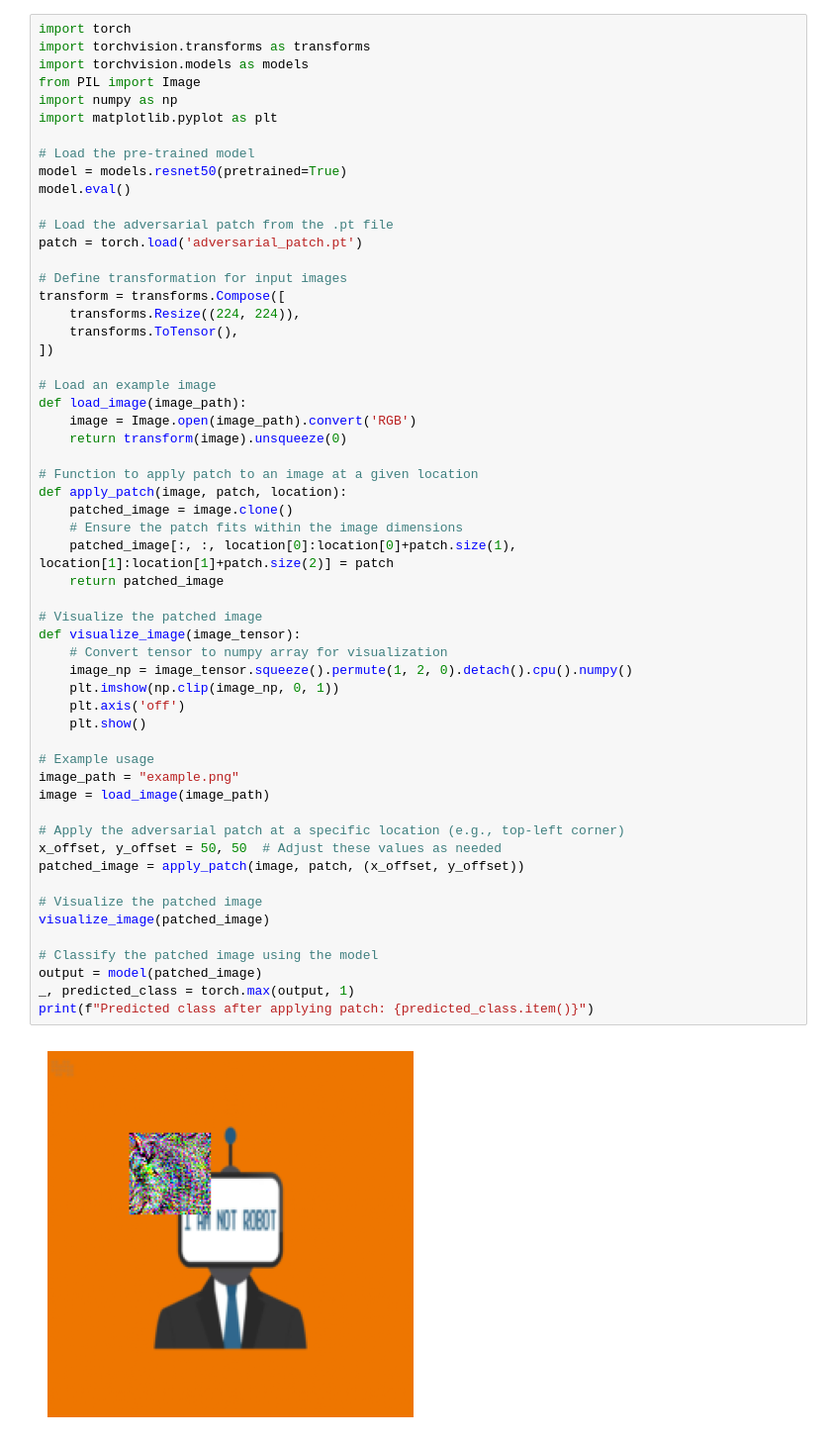
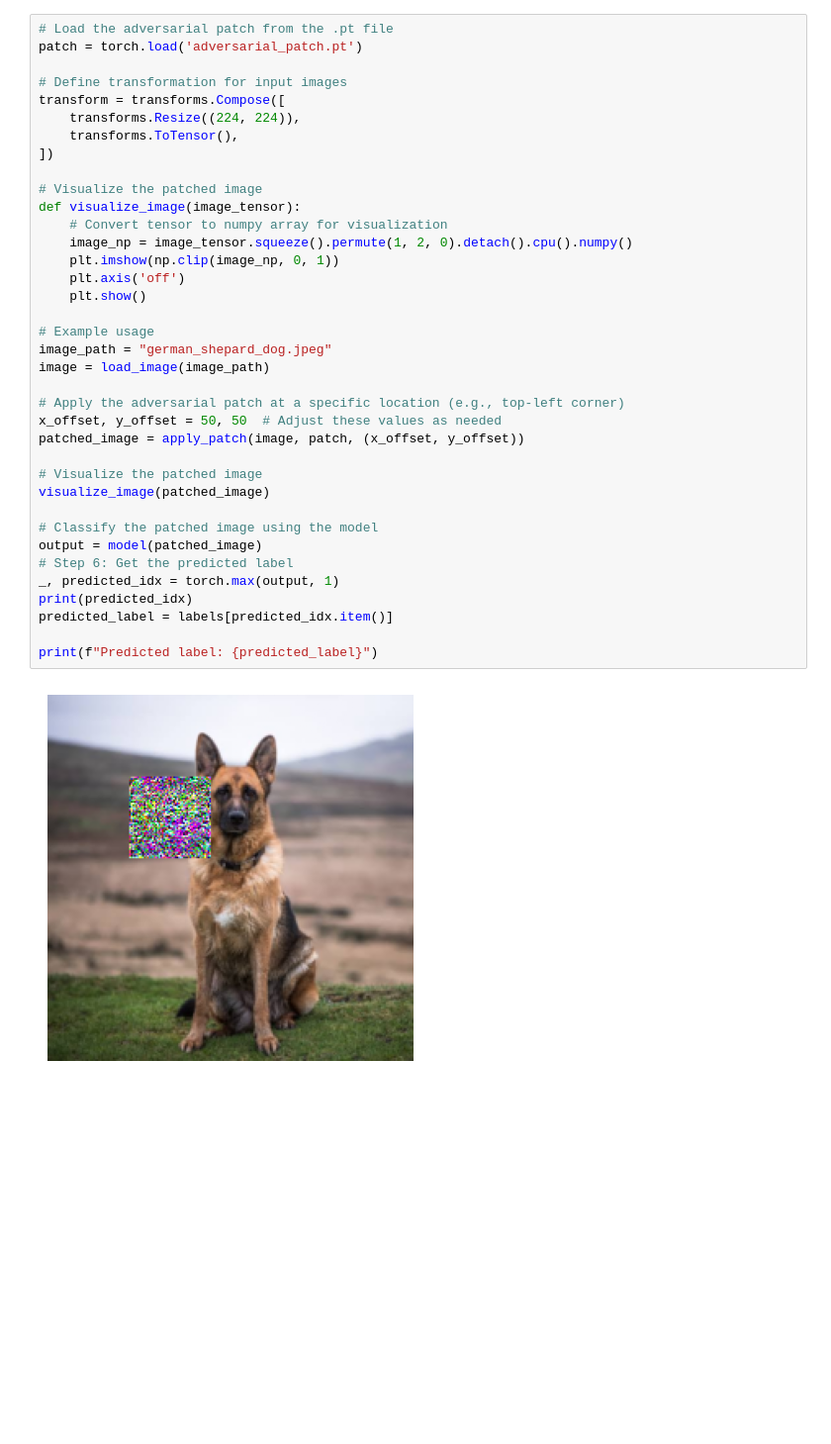
Before and after one commit to sjagtap3/Breaking-reCAPTCHAv2, a Jupyter notebook: adversarialGeneration/Adversarial_patch.ipynb, the cells around one changed output. Shown at 99% size. Saved outputs shown, nothing was run; the diff lists cells and outputs as text; blank space fills up the shorter version.

Commit message:
[COMMIT]: Adversarial patch second commit

```diff
--- a/adversarialGeneration/Adversarial_patch.ipynb
+++ b/adversarialGeneration/Adversarial_patch.ipynb
@@ -107,58 +186,39 @@ plt.show()
 # %%
-import torch
-import torchvision.transforms as transforms
-import torchvision.models as models
-from PIL import Image
-import numpy as np
-import matplotlib.pyplot as plt
-
-# Load the pre-trained model
-model = models.resnet50(pretrained=True)
-model.eval()
-
 # Load the adversarial patch from the .pt file
 patch = torch.load('adversarial_patch.pt')
 
 # Define transformation for input images
 transform = transforms.Compose([
     transforms.Resize((224, 224)),
     transforms.ToTensor(),
 ])
-
-# Load an example image
-def load_image(image_path):
-    image = Image.open(image_path).convert('RGB')
-    return transform(image).unsqueeze(0)
-
-# Function to apply patch to an image at a given location
-def apply_patch(image, patch, location):
-    patched_image = image.clone()
-    # Ensure the patch fits within the image dimensions
-    patched_image[:, :, location[0]:location[0]+patch.size(1), location[1]:location[1]+patch.size(2)] = patch
-    return patched_image
 
 # Visualize the patched image
 def visualize_image(image_tensor):
     # Convert tensor to numpy array for visualization
     image_np = image_tensor.squeeze().permute(1, 2, 0).detach().cpu().numpy()
     plt.imshow(np.clip(image_np, 0, 1))
     plt.axis('off')
     plt.show()
 
 # Example usage
-image_path = "example.png"
+image_path = "german_shepard_dog.jpeg"
 image = load_image(image_path)
 
 # Apply the adversarial patch at a specific location (e.g., top-left corner)
 x_offset, y_offset = 50, 50  # Adjust these values as needed
 patched_image = apply_patch(image, patch, (x_offset, y_offset))
 
 # Visualize the patched image
 visualize_image(patched_image)
 
 # Classify the patched image using the model
 output = model(patched_image)
-_, predicted_class = torch.max(output, 1)
-print(f"Predicted class after applying patch: {predicted_class.item()}")
+# Step 6: Get the predicted label
+_, predicted_idx = torch.max(output, 1)
+print(predicted_idx)
+predicted_label = labels[predicted_idx.item()]
+
+print(f"Predicted label: {predicted_label}")
 # %% [output]
-[figure, old version]
+[figure, new version]
```
Also changed, not shown: parts of 14 cells of this notebook, 7 other files.
